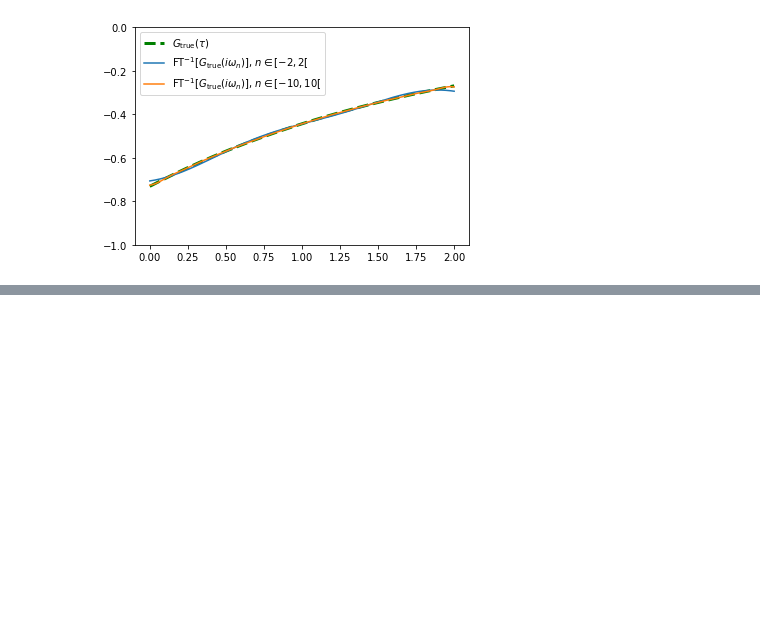
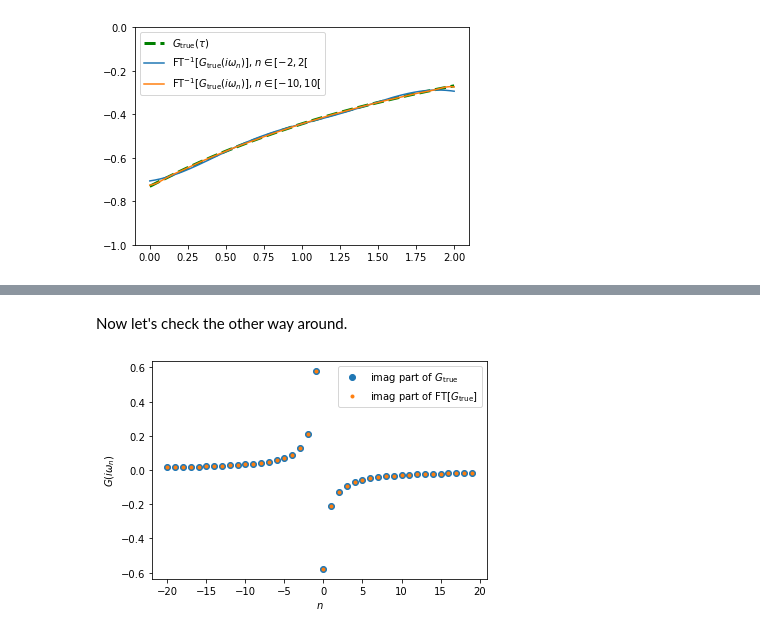
Before and after one commit to romainfd/DMFT-solver, a Jupyter notebook: play-with-green-func.ipynb, the cells around one changed output, grey strips where cells are left out. Cells and saved outputs as stored; diff of their text form; code cells hidden in the pictures; blank space fills up the shorter version.

```diff
--- a/play-with-green-func.ipynb
+++ b/play-with-green-func.ipynb
@@ -46,15 +46,22 @@ def ωn (β:float, n:int) -> float:
     return (2*n+1)*π / β
 
 def greenmatsubara_time_to_freq (β:float, dτ:float, Gτ:np.array) -> Callable[[int],float]:
-    τ = np.arange(0, β, dτ)
+    τ = np.arange(0, β+1e-10, dτ)
     # between 0 and β integrate G(τ) exp(i.ωn.τ)
     f = lambda n: dτ * np.sum( np.exp(1j*ωn(β,n)*τ) * Gτ )
     return np.vectorize(f)
 
 def greenmatsubara_freq_to_time (β:float, Giωn:np.array) -> Callable[[float],float]:
-    # Giωn should have an even size 2N, corresponding to n's in [-n,n[ (eg. [-1,0], [-2,-1,0,1]...)
+    # Giωn should have an even size 2N, corresponding to n's in [-N,N[ (eg. [-1,0], [-2,-1,0,1]...)
     n = np.arange(-len(Giωn)//2, len(Giωn)//2)
     f = lambda τ: 1/β * np.sum( np.exp(-1j*ωn(β,n)*τ) * Giωn )
     return np.vectorize(f)
+
+# if more usefull :
+def greenmatsubara_freq_to_time_half (β:float, Giωn_half:np.array) -> Callable[[float],float]:
+    # Giωn_half should have an size N, corresponding to n's in [0,N[
+    n = np.arange(0, len(Giωn_half))
+    f = lambda τ: 2/β * np.sum( np.real( np.exp(-1j*ωn(β,n)*τ) * Giωn_half ) )
+    return np.vectorize(f)
 # %%
 def test_Giωn_1 (β, n, ξ):
@@ -115,0 +147,12 @@ Now let's check the other way around.
+# %% [markdown]
+Now let's check the other way around.
+# %%
+n = np.arange(-20,20)
+test_Giωn_1_tr = greenmatsubara_time_to_freq(β, dτ, test_Gτ_1(β,τ,ξ))
+plt.plot(n, np.imag(test_Giωn_1(β,n,ξ)), 'o', label="imag part of $G_\operatorname{true}$")
+plt.plot(n, np.imag(test_Giωn_1_tr(n)), '.', label=r"imag part of $\operatorname{FT}[G_\operatorname{true}]$")
+plt.legend()
+plt.xlabel("$n$")
+plt.ylabel(r"$G(i\omega_n)$");
+# %% [output]
+[figure, added]
```
Also changed, not shown: parts of 10 cells of this notebook, 2 other files.
